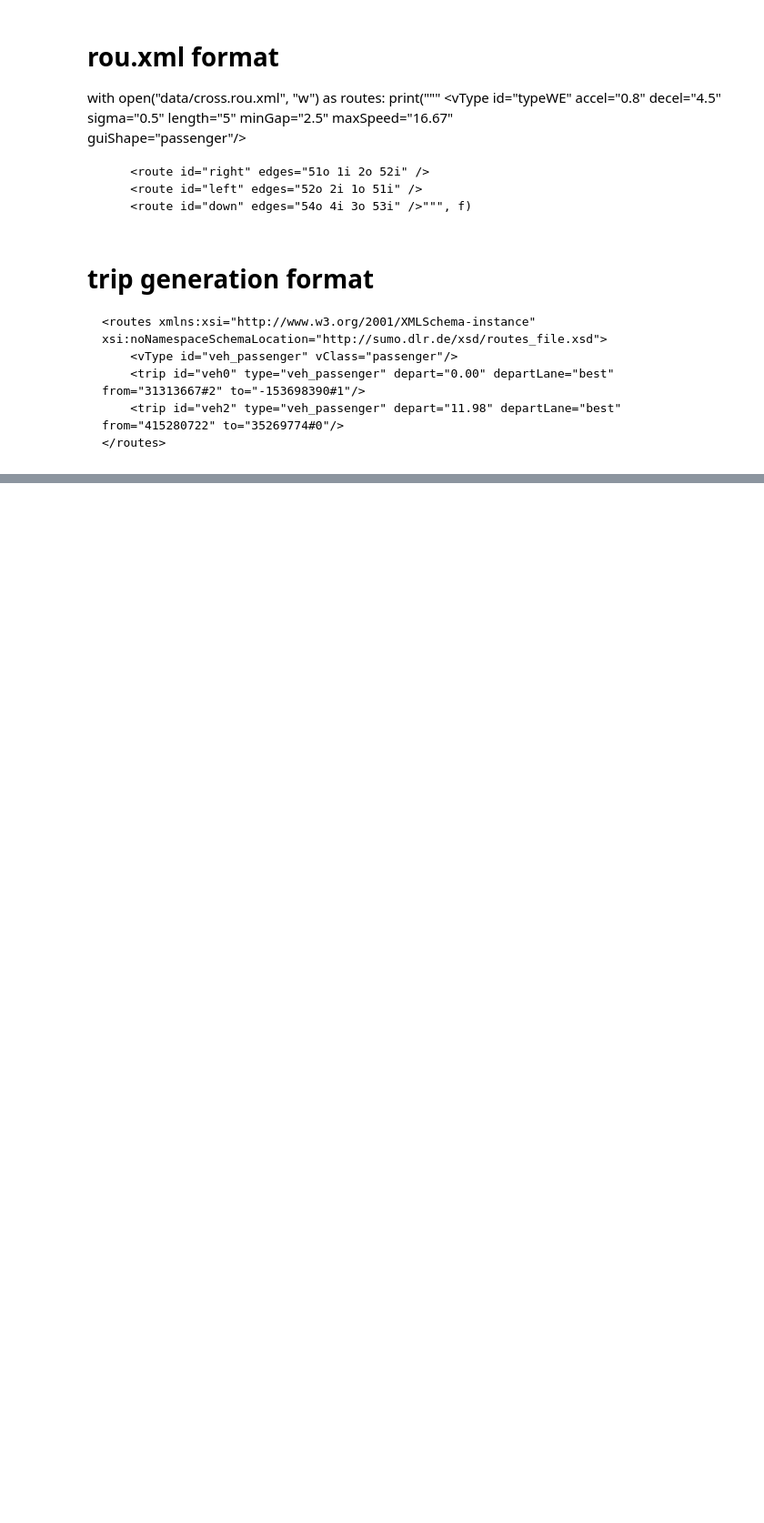
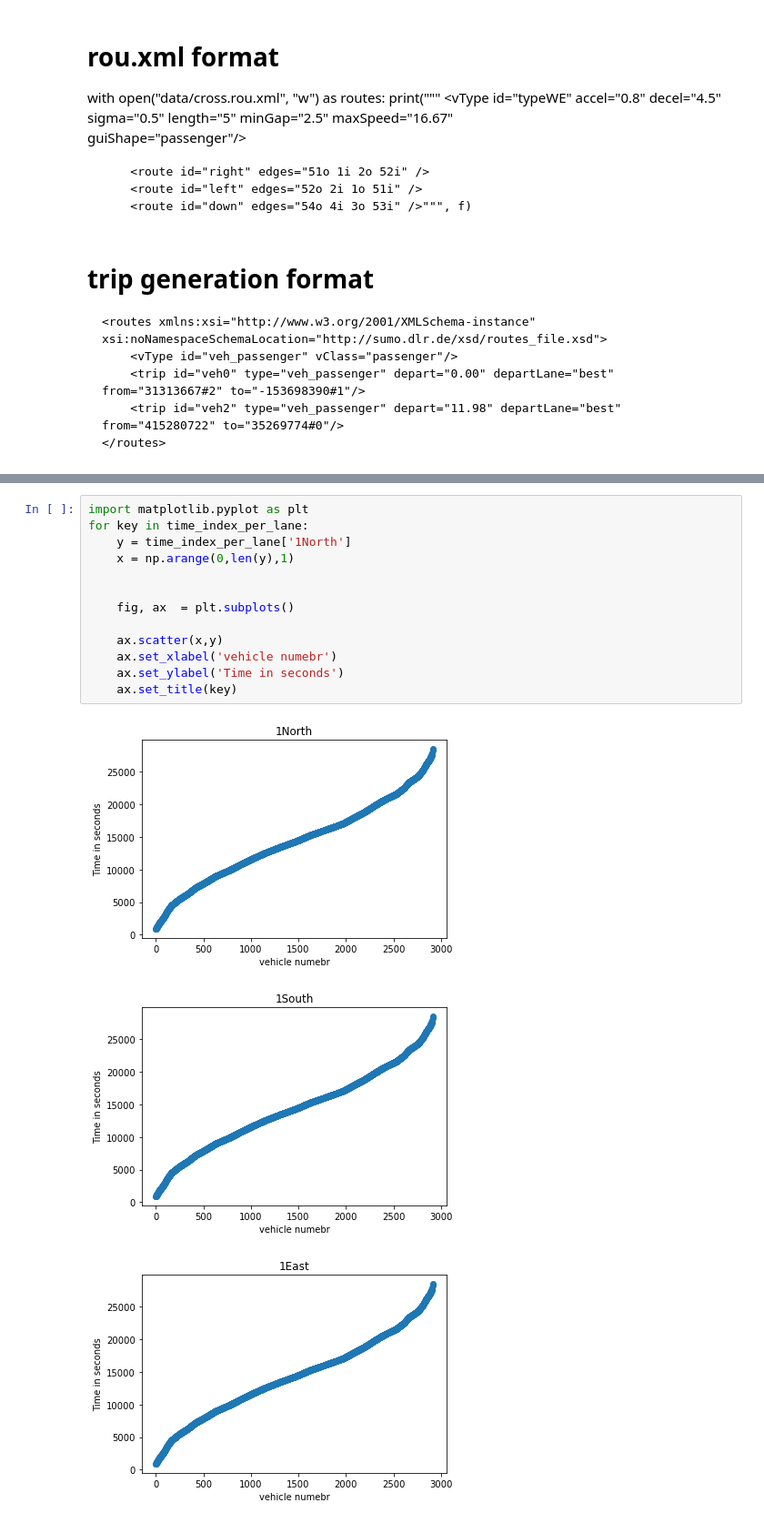
Before and after one commit to gsulay/XUTrafficSignalOptimization2122, a Jupyter notebook: Dump.ipynb, the cells around one changed output, grey strips where cells are left out. Shown at 91% size. Drawn from its saved outputs; the diff is of its cells as text; blank space fills up the shorter version.

```diff
--- a/Dump.ipynb
+++ b/Dump.ipynb
@@ -233,0 +230,17 @@ time_index_per_lane
+# %%
+import matplotlib.pyplot as plt
+for key in time_index_per_lane:
+    y = time_index_per_lane['1North']
+    x = np.arange(0,len(y),1)
+
+
+    fig, ax  = plt.subplots()
+
+    ax.scatter(x,y)
+    ax.set_xlabel('vehicle numebr')
+    ax.set_ylabel('Time in seconds')
+    ax.set_title(key)
+# %% [output]
+[figure, added]
+[figure, added]
+[figure, added]
```
Also changed, not shown: parts of 11 cells of this notebook, 16 other files.
